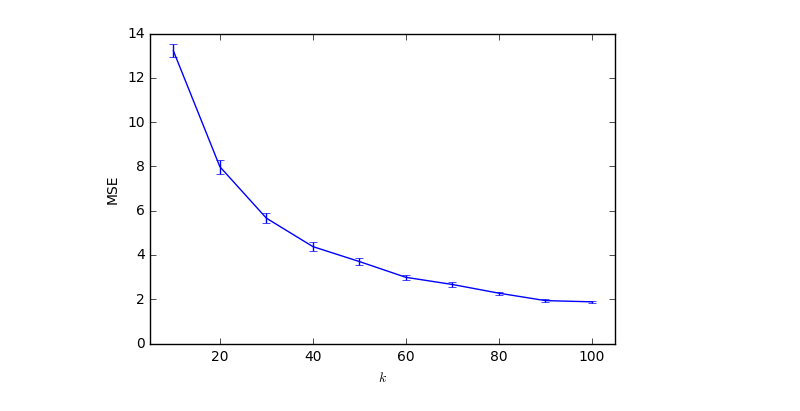
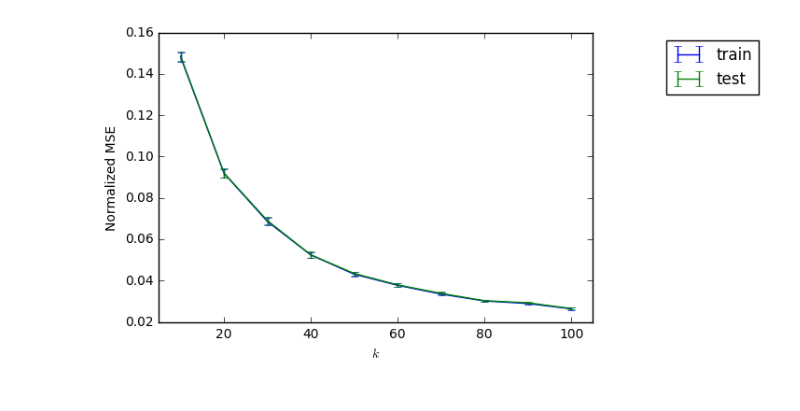
Before and after one commit to jessemzhang/porcupine_neural_networks, a Jupyter notebook: PNN_experiments.ipynb, the cells around one changed output. Saved outputs shown, nothing was run; the diff lists cells and outputs as text; code cells hidden in the pictures.

```diff
--- a/PNN_experiments.ipynb
+++ b/PNN_experiments.ipynb
@@ -89,5 +87,5 @@ cnorm = np.mean(np.square(Y))
 # %%
-num_sims = 25 # number of simulations
+num_sims = 50 # number of simulations
 num_scale_redraws = 10
 N = 10000      # number of samples
 
@@ -97,5 +95,7 @@ batch_size = 100
 build_func = arch.mlp_noreluout_lastlayernottrainable
 d = 15    # number of inputs
 
-# k2 is the number of hidden neurons (even number)
+# k1 is the number of hidden neurons for the dense NN
+# k2 is the number of hidden neurons for PNN (even number)
+k1 = 20
 list_k2 = np.arange(10,101,10)
@@ -183,0 +191,16 @@ k2 = 100, 25/25 sims done, 10/10 passes, 0 fails (236.47 s elapsed)
+# %%
+# Look at the difference between training errors and test errors
+for k2 in list_k2:
+    tr_losses = []
+    tt_losses = []
+    for i in range(25):
+        for j in range(1,11):
+            tr_losses.append(outputs[k2][i][j]['train_loss'])
+            tt_losses.append(outputs[k2][i][j]['test_loss'])
+    tr_losses = np.array(tr_losses)
+    tt_losses = np.array(tt_losses)
+    plt.plot(tr_losses-tt_losses,label = 'k = %s'%(k2))
+plt.title('%% times train loss > test loss: %.3f'%(np.sum(tr_losses > tt_losses)/float(len(tt_losses))*100))
+plt.legend(bbox_to_anchor = (1.4, 1))
+plt.xlabel('simulation number')
+plt.ylabel('train MSE - test MSE')
@@ -184,16 +210,21 @@ k2 = 100, 25/25 sims done, 10/10 passes, 0 fails (236.47 s elapsed)
 # %%
 # Take minimum of losses over 10 scaling factor redraws
-min_losses = np.zeros((len(list_k2),num_sims))
+min_losses_tt = np.zeros((len(list_k2),num_sims))
+min_losses_tr = np.zeros((len(list_k2),num_sims))
 for ik,k2 in enumerate(list_k2):
     for i in range(num_sims):
-        min_losses[ik,i] = min([outputs[k2][i][j]['out'][5] \
+        min_losses_tt[ik,i] = min([outputs[k2][i][j]['test_loss']/outputs[k2][i][j]['norm_Y'] \
+                                for j in range(1,1+num_scale_redraws)])
+        min_losses_tr[ik,i] = min([outputs[k2][i][j]['train_loss']/outputs[k2][i][j]['norm_Y'] \
                                 for j in range(1,1+num_scale_redraws)])
 
 # Plot with error bars
-plt.errorbar(list_k2, np.mean(min_losses,1), yerr=np.std(min_losses,1)/np.sqrt(num_sims))
+plt.errorbar(list_k2, np.mean(min_losses_tr,1), yerr=np.std(min_losses_tr,1)/np.sqrt(num_sims),label='train')
+plt.errorbar(list_k2, np.mean(min_losses_tt,1), yerr=np.std(min_losses_tt,1)/np.sqrt(num_sims),label='test')
 plt.xlabel('$k$')
-plt.ylabel('MSE')
+plt.ylabel('Normalized MSE')
+plt.legend(bbox_to_anchor = (1.4,1))
 plt.xlim(5,105)
 plt.savefig('Figures/fig_pnn_msecurve.pdf', format='pdf', dpi=500, bbox_inches='tight')
 # %% [output]
-[figure, old version]
+[figure, new version]
```
Also changed, not shown: parts of 12 cells of this notebook.
